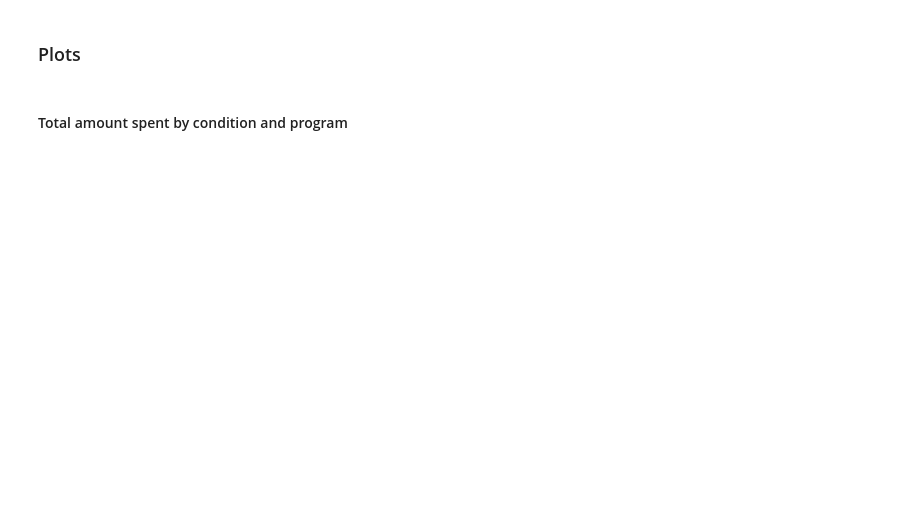
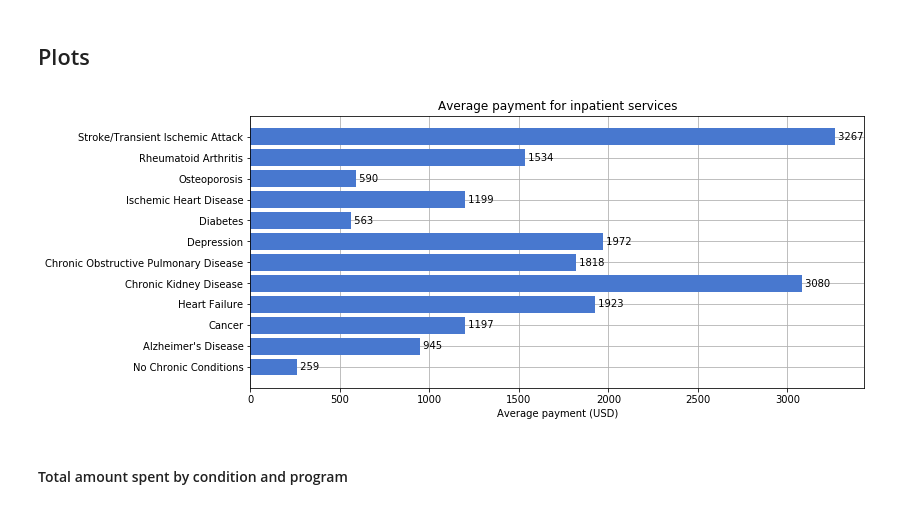
Before and after one commit to ektylr/Nov17Examples, a Jupyter notebook: hca204/Assignment_4_group.ipynb, the cells around one changed output. Saved outputs shown, nothing was run; the diff lists cells and outputs as text; code cells hidden in the pictures; blank space fills up the shorter version.

```diff
--- a/hca204/Assignment_4_group.ipynb
+++ b/hca204/Assignment_4_group.ipynb
@@ -289,4 +342,4 @@ Alzheimer's Disease:
 # %% [markdown]
-### Plots
+## Plots
 # %%
 import matplotlib.pyplot as plt
@@ -297,6 +350,19 @@ matplotlib.style.use('seaborn-muted')
 
 con_labels = [ var_map[c] for c in chron_conditions ]
 idx = np.arange(len(con_labels))
+# %%
+fig, ax = plt.subplots(1,1,figsize=(11,5));
+p1 = plt.barh(idx, avg_IP_paid_part_A)
+plt.title('Average payment for inpatient services')
+ax.grid();
+plt.xlabel('Average payment (USD)')
+plt.yticks(idx, con_labels)
+for i,v in enumerate(chron_conditions):
+    v = avg_IP_paid_part_A[i]
+    plt.text(v, i, ' ' + '{0:.0f}'.format(v), va='center')
+plt.show();
+# %% [output]
+[figure, added]
 # %% [markdown]
 #### Total amount spent by condition and program
 # %%
```
Also changed, not shown: parts of 13 cells of this notebook, 2 other files.
